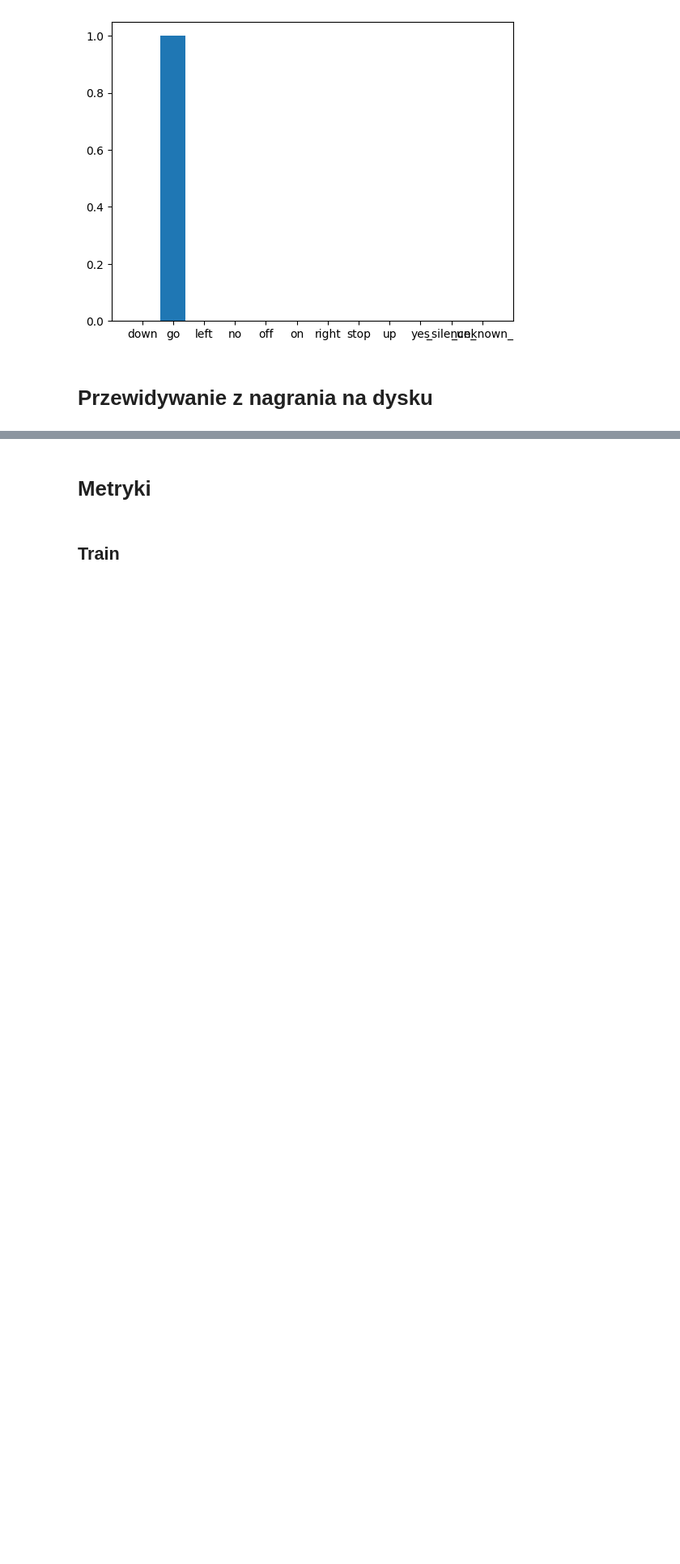
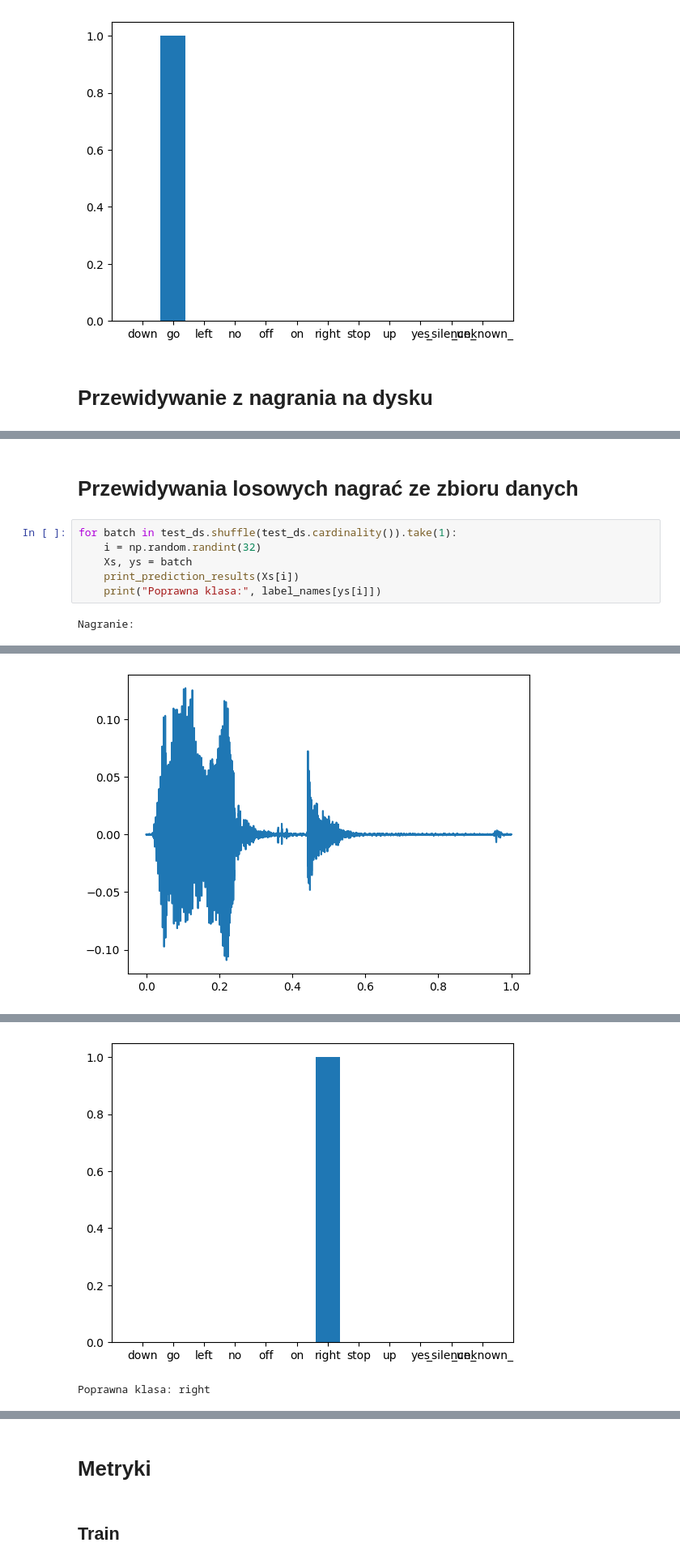
Before and after one commit to JKural/psi-projekt, a Jupyter notebook: interactive-test.ipynb, the cells around one changed output, grey strips where cells are left out. Shown: that part at 81% size. Drawn from its saved outputs; the diff is of its cells as text; blank space fills up the shorter version.

Commit message:
Added random prediction in interactive test

```diff
--- a/interactive-test.ipynb
+++ b/interactive-test.ipynb
@@ -173 +190,11 @@ Predykcja:
 [figure]
+# %% [markdown]
+# Przewidywania losowych nagrać ze zbioru danych
+# %%
+for batch in test_ds.shuffle(test_ds.cardinality()).take(1):
+    i = np.random.randint(32)
+    Xs, ys = batch
+    print_prediction_results(Xs[i])
+    print("Poprawna klasa:", label_names[ys[i]])
+# %% [output]
+Nagranie:
@@ -173,0 +202 @@ Predykcja:
+[figure, added]
@@ -173,0 +205,2 @@ Predykcja:
+[figure, added]
+Poprawna klasa: right
```
Also changed, not shown: parts of 5 cells of this notebook, 2 other files.
